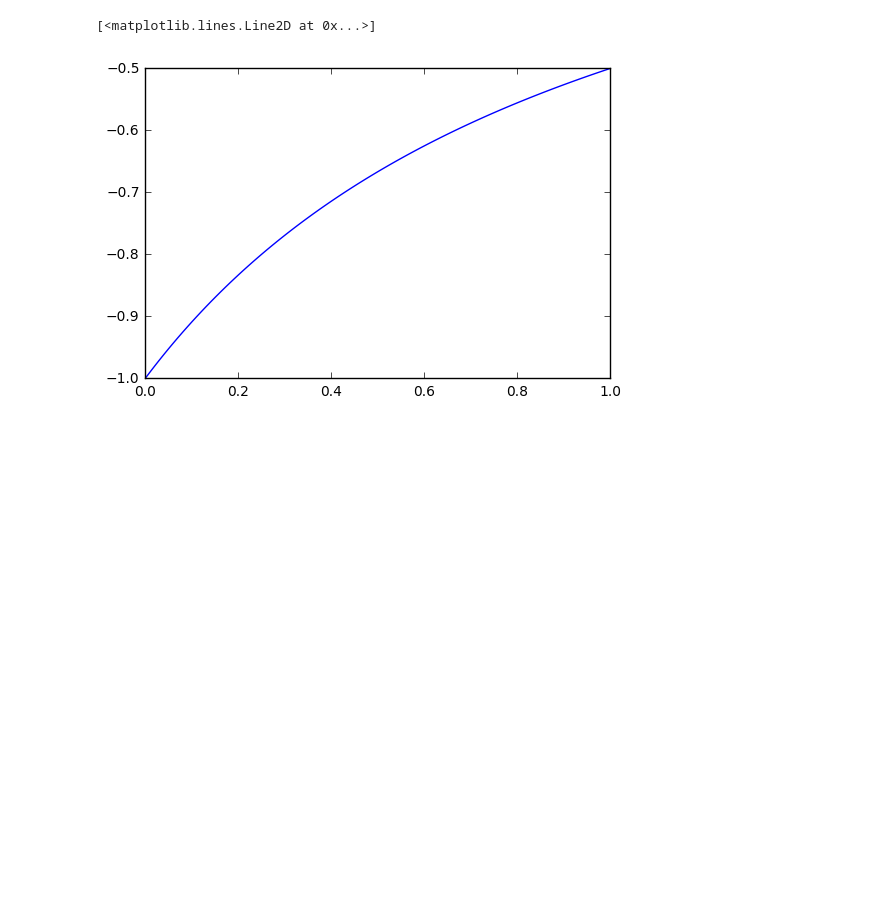
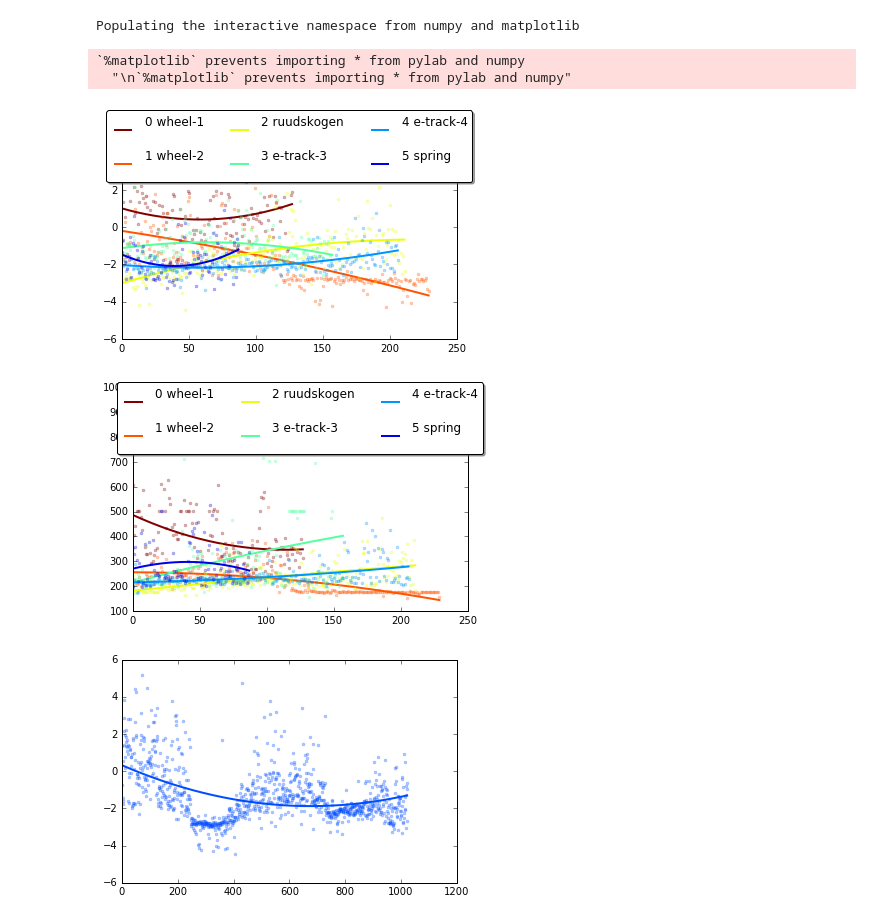
Before and after one commit to nicola-decao/Torcs-with-DDPG, a Jupyter notebook: plots/loss_plot.ipynb, the cells around one changed output. Saved outputs shown, nothing was run; the diff lists cells and outputs as text; code cells hidden in the pictures; blank space fills up the shorter version.

Commit message:
multiple improvements, increase steps number, added reward plotting and saving

```diff
--- a/plots/loss_plot.ipynb
+++ b/plots/loss_plot.ipynb
@@ -24,4 +0,0 @@ plt.plot(range(a.shape[0]), a, '-', color='blue')
-# %%
-x = np.linspace(0,1, 100)
-plt.plot(x*300, x*300)
-plt.plot(x*300, np.array([e**2 for e in x])*1500)
@@ -31,8 +1,68 @@ plt.plot(x*300, np.array([e**2 for e in x])*1500)
-# %%
-vp = 0
-v = np.linspace(0, 1, 100)
-a = 1
-plt.plot(v, (v - vp)/(v + a) - 1)
-# %% [output]
-[<matplotlib.lines.Line2D at 0x...>]
-[figure, removed]
+# %%
+%pylab inline
+import numpy as np
+from numpy import genfromtxt
+
+cmap=plt.get_cmap('jet_r')
+# %% [output]
+Populating the interactive namespace from numpy and matplotlib
+`%matplotlib` prevents importing * from pylab and numpy
+  "\n`%matplotlib` prevents importing * from pylab and numpy"
+# %%
+rewards = []
+steps = []
+track_names = []
+i=-1
+with open('../rewards.csv', 'r') as f:
+    data = f.readlines()
+
+for reading in data:
+    try:
+        rewards[i].append(float(reading.split(', ')[2].replace('\n', '')))
+        steps[i].append(float(reading.split(', ')[1].replace('\n', '')))
+    except:
+        rewards.append([])
+        steps.append([])
+        track_names.append(reading)
+        i+=1
+
+for i in range(len(rewards)):
+    r = rewards[i]
+    if r:
+        color = cmap(i/len(rewards))
+        x = np.array(range(len(r)))
+        polyfit = np.polyfit(x, r, 2)
+        plt.plot(x, polyfit[0]*pow(x,2) + polyfit[1]*x + polyfit[2], label=str(int(i/2)) + ' ' + track_names[i], linewidth=2, color=color)
+        plt.plot(r, '.', alpha=0.3, color=color)
+
+plt.legend(loc='upper center', bbox_to_anchor=(0.5, 1.05), ncol=3, fancybox=True, shadow=True)
+plt.show()
+
+for i in range(len(steps)):
+    s = steps[i]
+    if s:
+        color = cmap(i/len(steps))
+        x = np.array(range(len(s)))
+        polyfit = np.polyfit(x, s, 2)
+        plt.plot(x, polyfit[0]*pow(x,2) + polyfit[1]*x + polyfit[2], label=str(int(i/2)) + ' ' + track_names[i], linewidth=2, color=color)
+        plt.plot(s, '.', alpha=0.3, color=color)
+
+plt.legend(loc='upper center', bbox_to_anchor=(0.5, 1.05), ncol=3, fancybox=True, shadow=True)
+plt.show()
+
+total = []
+color = cmap(0.80)
+for i in range(len(rewards)):
+    s = steps[i]
+    if s:
+        total+=rewards[i]
+x = np.array(range(len(total)))
+polyfit = np.polyfit(x, total, 2)
+plt.plot(x, polyfit[0]*pow(x,2) + polyfit[1]*x + polyfit[2], linewidth=2, color=color)
+plt.plot(total, '.', alpha=0.3, color=color)
+
+plt.show()
+# %% [output]
+[figure, added]
+[figure, added]
+[figure, added]
```
Also changed, not shown: parts of 3 cells of this notebook, 4 other files.
